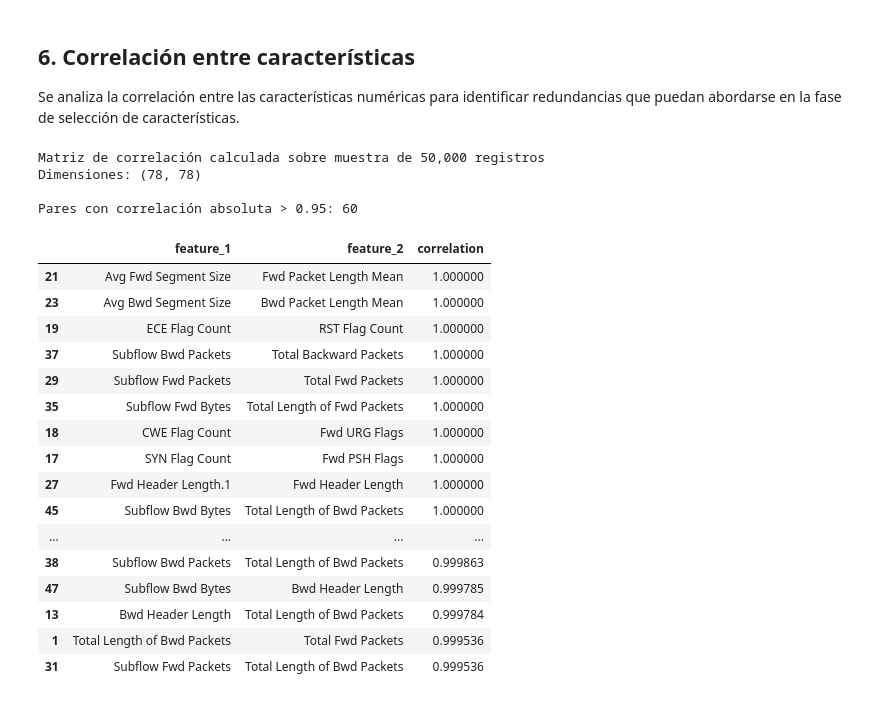
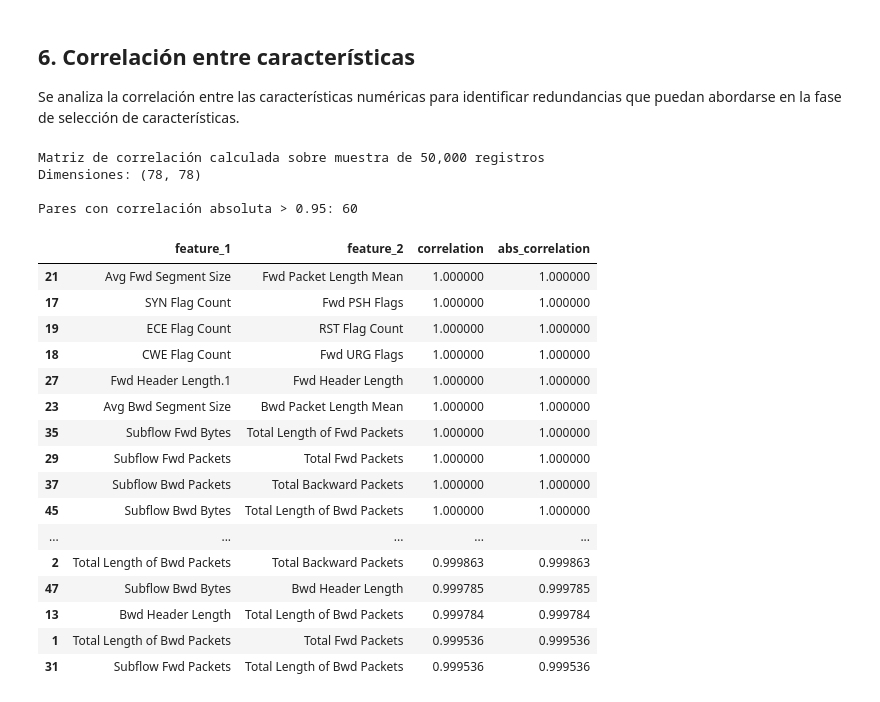
Before and after one commit to Venuz25/TT-deteccionIntrusiones, a Jupyter notebook: 01_exploracion_dataset.ipynb, the cells around one changed output. Drawn from its saved outputs; the diff is of its cells as text; code cells hidden in the pictures.

```diff
--- a/01_exploracion_dataset.ipynb
+++ b/01_exploracion_dataset.ipynb
@@ -497,59 +472,66 @@ Se analiza la correlación entre las características numéricas para identifica
 # %%
 # ============================================================
 # Matriz de correlación
 # ============================================================
 
-# Para evitar problemas de memoria, calcular correlación en una muestra
 sample_size = min(50000, len(df_full))
-df_sample = df_full[numeric_cols].sample(n=sample_size, random_state=42)
+df_sample = (
+    df_full[numeric_cols]
+    .sample(n=sample_size, random_state=42)
+    .replace([np.inf, -np.inf], np.nan)
+)
 
-# Reemplazar infinitos
-df_sample = df_sample.replace([np.inf, -np.inf], np.nan)
-
-corr_matrix = df_sample.corr()
+corr_matrix = df_sample.corr(method="pearson")
 
 print(f"Matriz de correlación calculada sobre muestra de {sample_size:,} registros")
 print(f"Dimensiones: {corr_matrix.shape}")
 
-# Identificar pares con alta correlación
 threshold_corr = 0.95
 high_corr_pairs = []
 
-for i in range(len(corr_matrix.columns)):
+cols = corr_matrix.columns
+for i in range(len(cols)):
     for j in range(i):
-        if abs(corr_matrix.iloc[i, j]) > threshold_corr:
+        r = corr_matrix.iloc[i, j]
+        if pd.notna(r) and abs(r) > threshold_corr:
             high_corr_pairs.append({
-                'feature_1': corr_matrix.columns[i],
-                'feature_2': corr_matrix.columns[j],
-                'correlation': corr_matrix.iloc[i, j]
+                "feature_1": cols[i],
+                "feature_2": cols[j],
+                "correlation": r,
+                "abs_correlation": abs(r)
             })
 
-df_high_corr = pd.DataFrame(high_corr_pairs).sort_values('correlation', key=abs, ascending=False)
+df_high_corr = pd.DataFrame(high_corr_pairs)
+
+if not df_high_corr.empty:
+    df_high_corr = df_high_corr.sort_values("abs_correlation", ascending=False)
 
 print(f"\nPares con correlación absoluta > {threshold_corr}: {len(df_high_corr)}")
-if len(df_high_corr) > 0:
+if not df_high_corr.empty:
     display(df_high_corr.head(20))
+else:
+    print("Ninguno")
 # %% [output]
 Matriz de correlación calculada sobre muestra de 50,000 registros
 Dimensiones: (78, 78)
 
 Pares con correlación absoluta > 0.95: 60
-|  | feature_1 | feature_2 | correlation |
-| 21 | Avg Fwd Segment Size | Fwd Packet Length Mean | 1.000000 |
-| 23 | Avg Bwd Segment Size | Bwd Packet Length Mean | 1.000000 |
-| 19 | ECE Flag Count | RST Flag Count | 1.000000 |
-| 37 | Subflow Bwd Packets | Total Backward Packets | 1.000000 |
-| 29 | Subflow Fwd Packets | Total Fwd Packets | 1.000000 |
-| 35 | Subflow Fwd Bytes | Total Length of Fwd Packets | 1.000000 |
-| 18 | CWE Flag Count | Fwd URG Flags | 1.000000 |
-| 17 | SYN Flag Count | Fwd PSH Flags | 1.000000 |
-| 27 | Fwd Header Length.1 | Fwd Header Length | 1.000000 |
-| 45 | Subflow Bwd Bytes | Total Length of Bwd Packets | 1.000000 |
-| ... | ... | ... | ... |
-| 38 | Subflow Bwd Packets | Total Length of Bwd Packets | 0.999863 |
-| 47 | Subflow Bwd Bytes | Bwd Header Length | 0.999785 |
-| 13 | Bwd Header Length | Total Length of Bwd Packets | 0.999784 |
-| 1 | Total Length of Bwd Packets | Total Fwd Packets | 0.999536 |
-| 31 | Subflow Fwd Packets | Total Length of Bwd Packets | 0.999536 |
+|  | feature_1 | feature_2 | correlation | abs_correlation |
+| 21 | Avg Fwd Segment Size | Fwd Packet Length Mean | 1.000000 | 1.000000 |
+| 17 | SYN Flag Count | Fwd PSH Flags | 1.000000 | 1.000000 |
+| 19 | ECE Flag Count | RST Flag Count | 1.000000 | 1.000000 |
+| 18 | CWE Flag Count | Fwd URG Flags | 1.000000 | 1.000000 |
+| 27 | Fwd Header Length.1 | Fwd Header Length | 1.000000 | 1.000000 |
+| 23 | Avg Bwd Segment Size | Bwd Packet Length Mean | 1.000000 | 1.000000 |
+| 35 | Subflow Fwd Bytes | Total Length of Fwd Packets | 1.000000 | 1.000000 |
+| 29 | Subflow Fwd Packets | Total Fwd Packets | 1.000000 | 1.000000 |
+| 37 | Subflow Bwd Packets | Total Backward Packets | 1.000000 | 1.000000 |
+| 45 | Subflow Bwd Bytes | Total Length of Bwd Packets | 1.000000 | 1.000000 |
+| ... | ... | ... | ... | ... |
+| 2 | Total Length of Bwd Packets | Total Backward Packets | 0.999863 | 0.999863 |
+| 47 | Subflow Bwd Bytes | Bwd Header Length | 0.999785 | 0.999785 |
+| 13 | Bwd Header Length | Total Length of Bwd Packets | 0.999784 | 0.999784 |
+| 1 | Total Length of Bwd Packets | Total Fwd Packets | 0.999536 | 0.999536 |
+| 31 | Subflow Fwd Packets | Total Length of Bwd Packets | 0.999536 | 0.999536 |
 # %%
 # ============================================================
```
Also changed, not shown: parts of 16 cells of this notebook, 4 other files.
